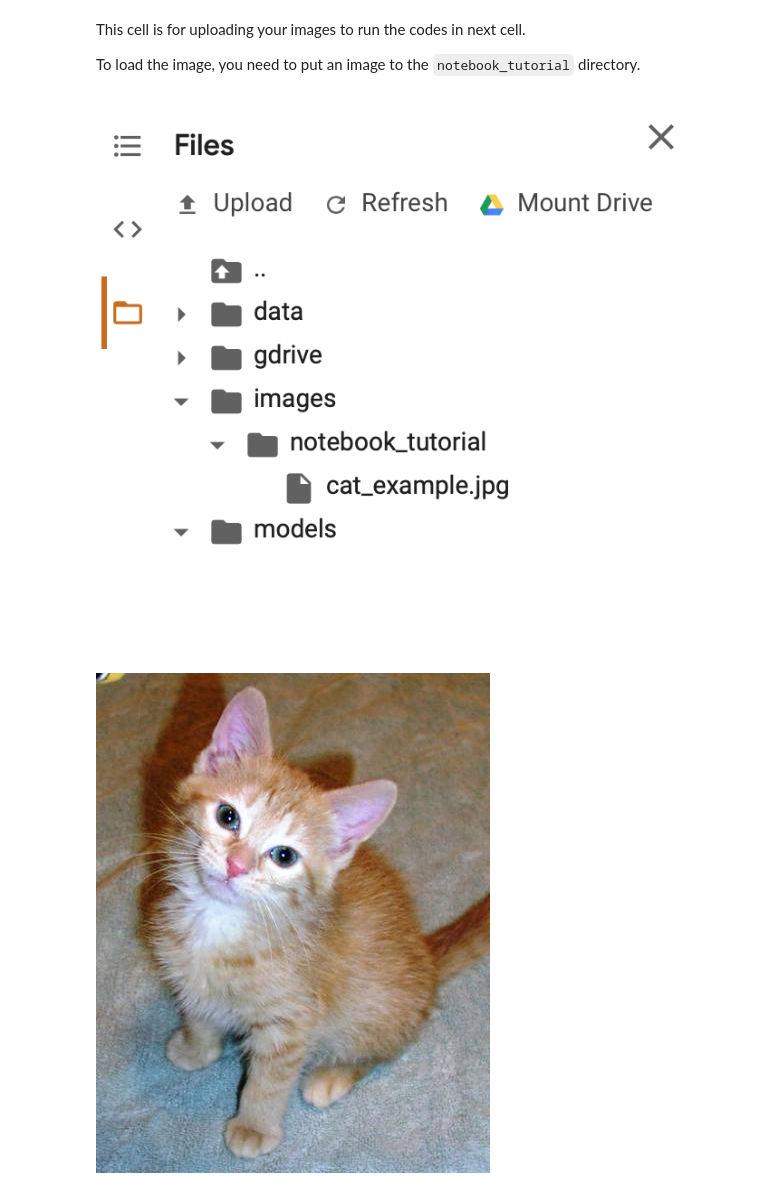
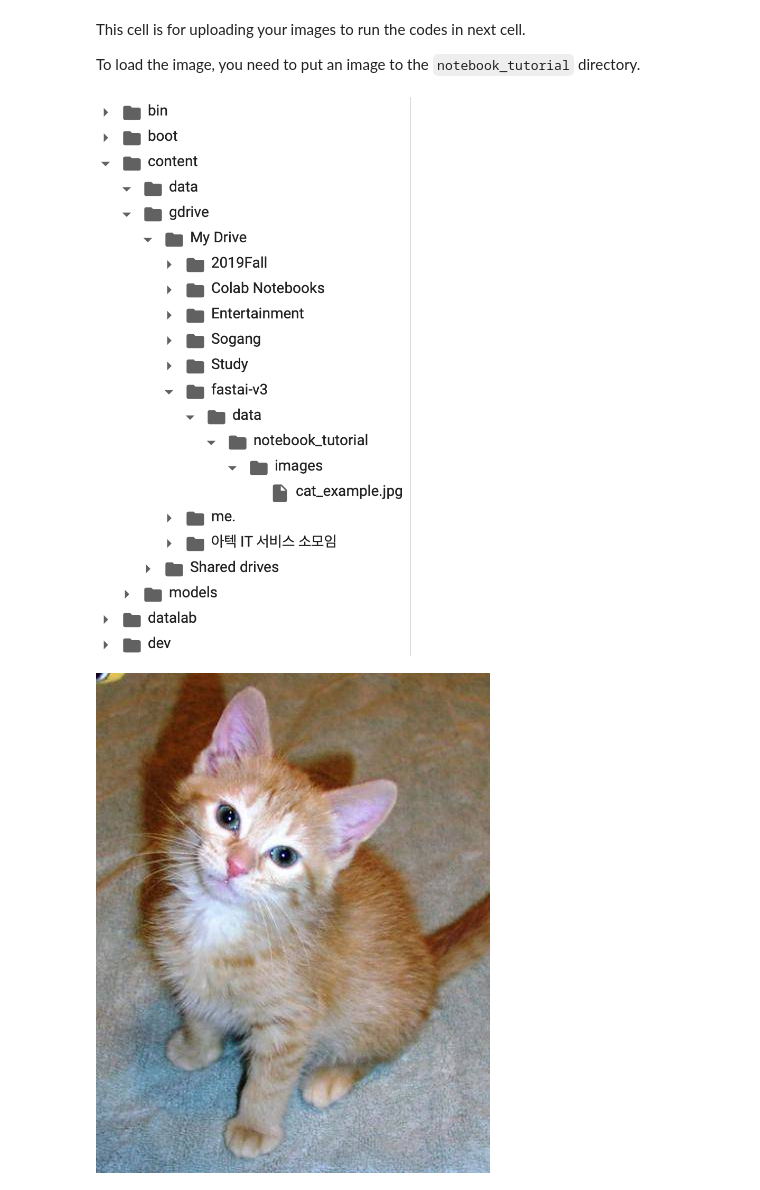
Before and after one commit to wakii/ML_Programming, a Jupyter notebook: Ex1.ipynb, the cells around one changed output. Saved outputs shown, nothing was run; the diff lists cells and outputs as text; code cells hidden in the pictures.

Commit message:
add image for directory structure

```diff
--- a/Ex1.ipynb
+++ b/Ex1.ipynb
@@ -135,7 +136,7 @@ This cell is for uploading your images to run the codes in next cell.
 
 To load the image, you need to put an image to the `notebook_tutorial` directory.
 # %%
-Image.open('images/notebook_tutorial/directoryImageforColab.png')
+Image.open(base_dir+'data/notebook_tutorial/images/fileStructure.png')
 # %% [output]
-[figure, old version]
+[figure, new version]
 # %%
```
Also changed, not shown: parts of 2 cells of this notebook.
